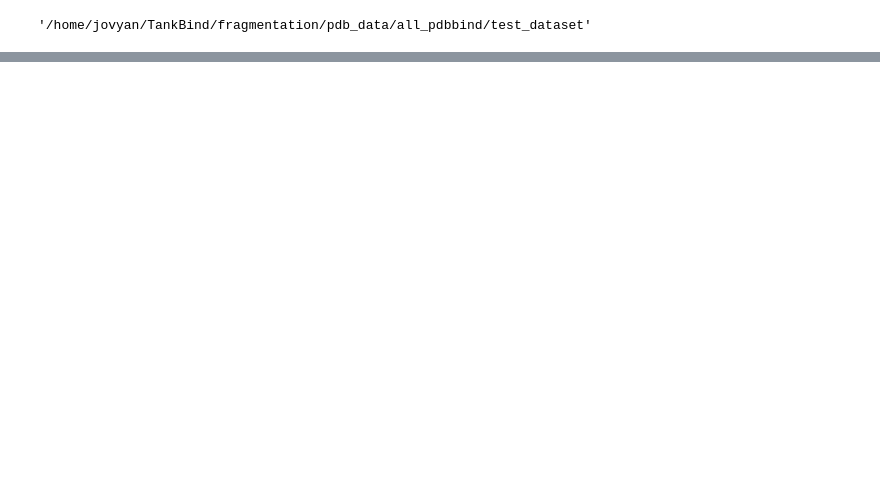
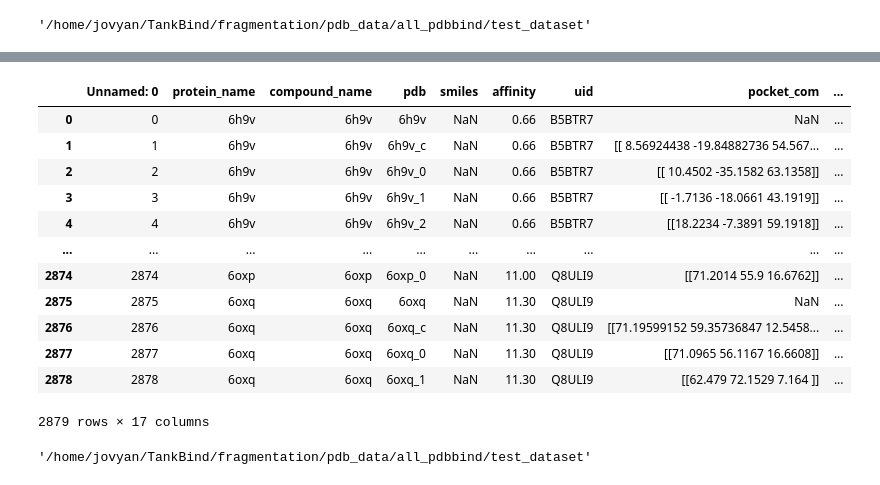
Before and after one commit to liuhaibinrobin/dockpublic, a Jupyter notebook: examples/construction_PDBbind_training_and_test_dataset.ipynb, the cells around one changed output, grey strips where cells are left out. Cells and saved outputs as stored; diff of their text form; code cells hidden in the pictures; blank space fills up the shorter version.

```diff
--- a/examples/construction_PDBbind_training_and_test_dataset.ipynb
+++ b/examples/construction_PDBbind_training_and_test_dataset.ipynb
@@ -349,3 +417,24 @@ array(['test'], dtype=object)
+# %%
+a = pd.read_csv(f"{toFilePre}/apr23_testset_pdbbind_gvp_pocket_radius20_info.csv")
+a
+# %% [output]
+|  | Unnamed: 0 | protein_name | compound_name | pdb | smiles | affinity | uid | pocket_com | ... |
+| 0 | 0 | 6h9v | 6h9v | 6h9v | NaN | 0.66 | B5BTR7 | NaN | ... |
+| 1 | 1 | 6h9v | 6h9v | 6h9v_c | NaN | 0.66 | B5BTR7 | [[ 8.56924438 -19.84882736 54.567... | ... |
+| 2 | 2 | 6h9v | 6h9v | 6h9v_0 | NaN | 0.66 | B5BTR7 | [[ 10.4502 -35.1582 63.1358]] | ... |
+| 3 | 3 | 6h9v | 6h9v | 6h9v_1 | NaN | 0.66 | B5BTR7 | [[ -1.7136 -18.0661 43.1919]] | ... |
+| 4 | 4 | 6h9v | 6h9v | 6h9v_2 | NaN | 0.66 | B5BTR7 | [[18.2234 -7.3891 59.1918]] | ... |
+| ... | ... | ... | ... | ... | ... | ... | ... | ... | ... |
+| 2874 | 2874 | 6oxp | 6oxp | 6oxp_0 | NaN | 11.00 | Q8ULI9 | [[71.2014 55.9 16.6762]] | ... |
+| 2875 | 2875 | 6oxq | 6oxq | 6oxq | NaN | 11.30 | Q8ULI9 | NaN | ... |
+| 2876 | 2876 | 6oxq | 6oxq | 6oxq_c | NaN | 11.30 | Q8ULI9 | [[71.19599152 59.35736847 12.5458... | ... |
+| 2877 | 2877 | 6oxq | 6oxq | 6oxq_0 | NaN | 11.30 | Q8ULI9 | [[71.0965 56.1167 16.6608]] | ... |
+| 2878 | 2878 | 6oxq | 6oxq | 6oxq_1 | NaN | 11.30 | Q8ULI9 | [[62.479 72.1529 7.164 ]] | ... |
+2879 rows × 17 columns
+# %%
+toFilePre
+# %% [output]
+'/home/jovyan/TankBind/fragmentation/pdb_data/all_pdbbind/test_dataset'
 # %%
 test = info.query("group == 'test'").reset_index(drop=True)
 test_pdb_list = info.query("group == 'test'").protein_name.unique()
```
Also changed, not shown: parts of 11 cells of this notebook.
